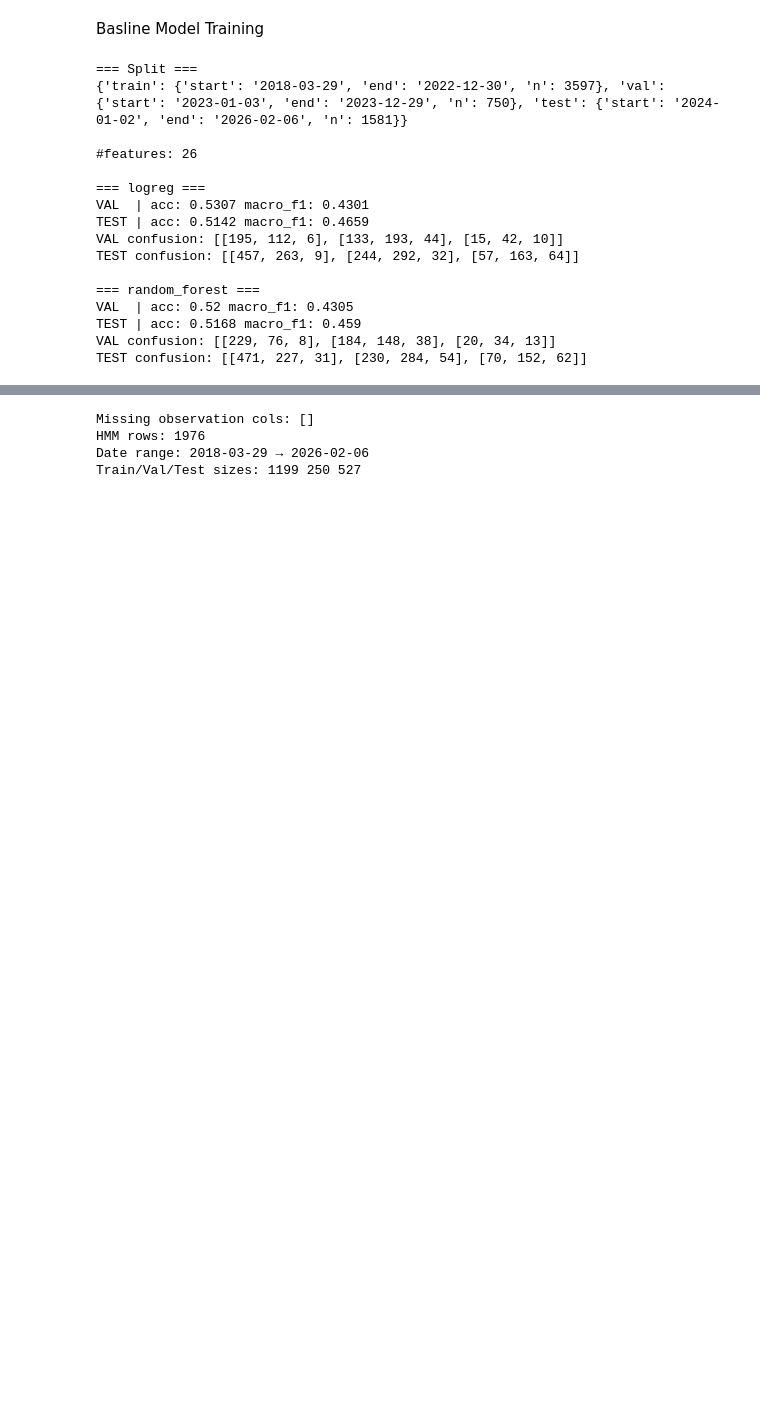
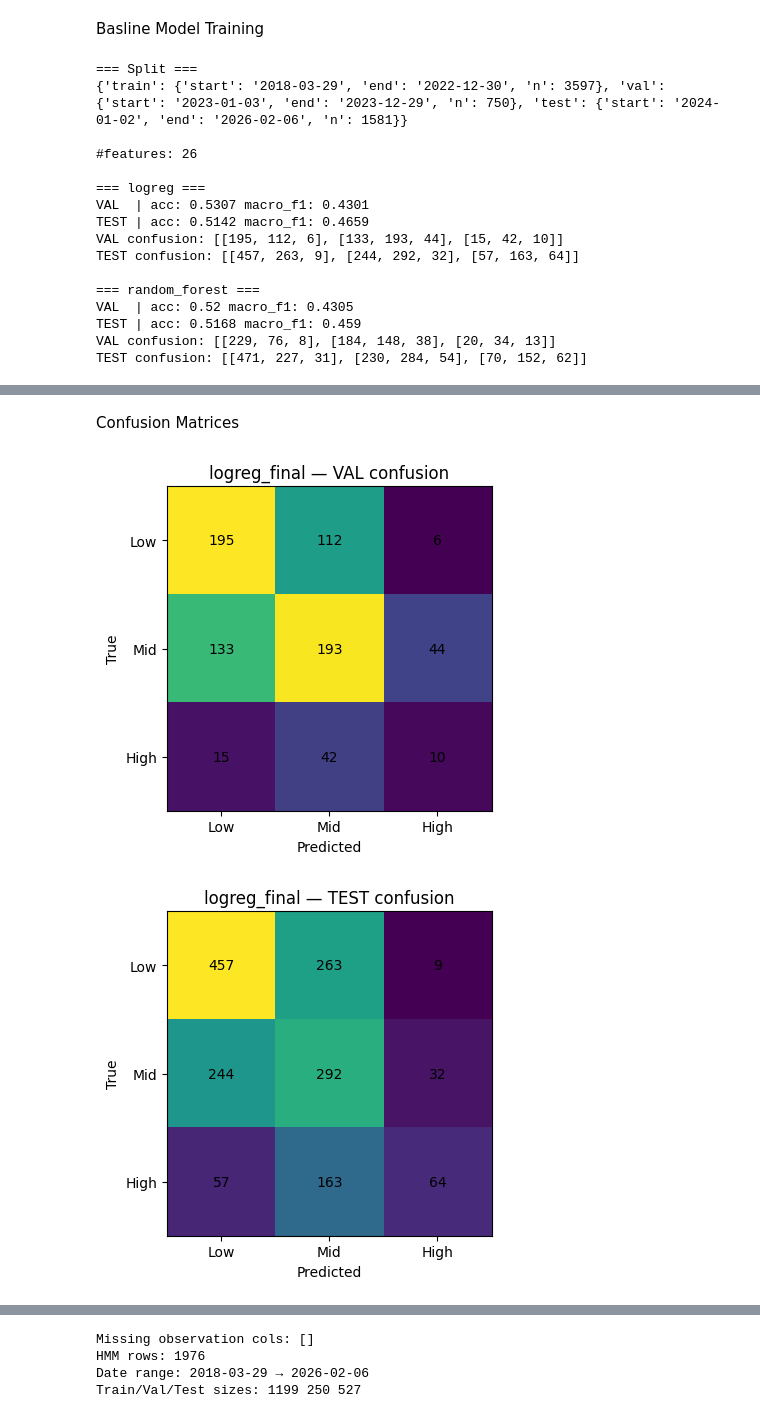
Before and after one commit to Tanzim-Chowdhury/SIADS696-volatility-regime-modeling, a Jupyter notebook: notebooks/01_pipeline.ipynb, the cells around one changed output, grey strips where cells are left out. Cells and saved outputs as stored; diff of their text form; code cells hidden in the pictures; blank space fills up the shorter version.

```diff
--- a/notebooks/01_pipeline.ipynb
+++ b/notebooks/01_pipeline.ipynb
@@ -620,10 +359,0 @@ plt.show()
-# %%
-import seaborn as sns
-from sklearn.metrics import confusion_matrix
-
-cm = confusion_matrix(y_val, final_model.predict(X_val))
-sns.heatmap(cm, annot=True, fmt="d")
-plt.title("Logistic Regression Confusion Matrix (VAL)")
-plt.xlabel("Predicted")
-plt.ylabel("True")
-plt.show()
@@ -634,8 +359,0 @@ Feature Ablation Visual
-# %%
-groups = ["Full Model", "Asset Only", "VIX Only"]
-scores = [0.430, 0.417, 0.385]  # validation F1s
-
-plt.bar(groups, scores)
-plt.ylabel("Validation Macro F1")
-plt.title("Feature Ablation Impact")
-plt.show()
@@ -643,0 +894,41 @@ plt.show()
+# %% [markdown]
+Confusion Matrices
+# %%
+import json
+import numpy as np
+import matplotlib.pyplot as plt
+
+METRICS_PATH = "data/processed/final_supervised_metrics.json"  # adjust if needed
+
+with open(METRICS_PATH, "r") as f:
+    metrics = json.load(f)
+
+CLASS_NAMES = ["Low", "Mid", "High"]  # regimes 0,1,2
+
+def plot_cm(cm, title, class_names=CLASS_NAMES):
+    cm = np.asarray(cm)
+    fig, ax = plt.subplots(figsize=(4.8, 4.2))
+    im = ax.imshow(cm)
+    ax.set_title(title)
+    ax.set_xlabel("Predicted")
+    ax.set_ylabel("True")
+    ax.set_xticks(range(len(class_names)))
+    ax.set_yticks(range(len(class_names)))
+    ax.set_xticklabels(class_names)
+    ax.set_yticklabels(class_names)
+
+    # annotate counts
+    for i in range(cm.shape[0]):
+        for j in range(cm.shape[1]):
+            ax.text(j, i, str(cm[i, j]), ha="center", va="center")
+
+    plt.tight_layout()
+    plt.show()
+
+# Plot all models in the JSON
+for model_name, m in metrics.items():
+    plot_cm(m["val_confusion"],  f"{model_name} — VAL confusion")
+    plot_cm(m["test_confusion"], f"{model_name} — TEST confusion")
+# %% [output]
+[figure, added]
+[figure, added]
```
Also changed, not shown: parts of 101 cells of this notebook.
